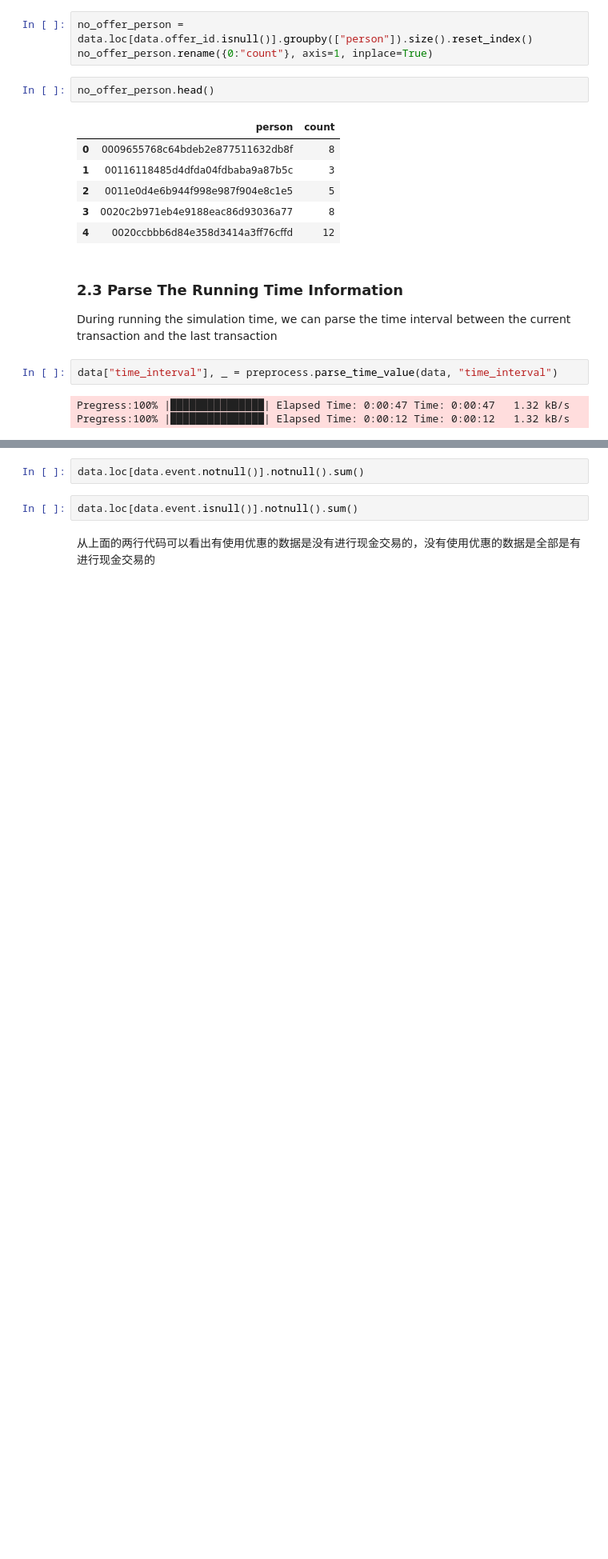
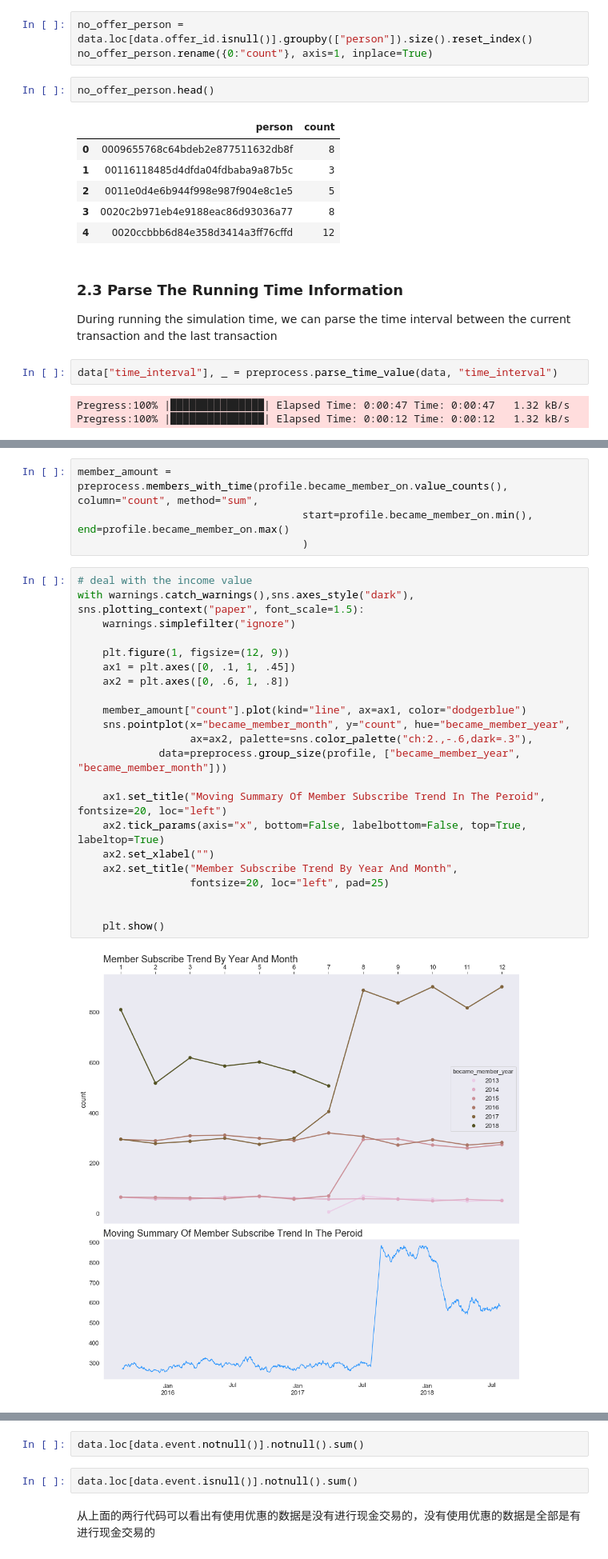
Before and after one commit to ZenRay/StarbucksReport, a Jupyter notebook: Starbucks_Capstone_notebook.ipynb, the cells around one changed output, grey strips where cells are left out. Shown at 80% size. Drawn from its saved outputs; the diff is of its cells as text; blank space fills up the shorter version.

Commit message:
test($EDA): Explore the member subscribe information

```diff
--- a/Starbucks_Capstone_notebook.ipynb
+++ b/Starbucks_Capstone_notebook.ipynb
@@ -424,0 +439,28 @@ data.head(2).T
+# %%
+member_amount = preprocess.members_with_time(profile.became_member_on.value_counts(), column="count", method="sum",
+                                    start=profile.became_member_on.min(), end=profile.became_member_on.max()
+                                    )
+# %%
+# deal with the income value
+with warnings.catch_warnings(),sns.axes_style("dark"), sns.plotting_context("paper", font_scale=1.5):
+    warnings.simplefilter("ignore")
+
+    plt.figure(1, figsize=(12, 9))
+    ax1 = plt.axes([0, .1, 1, .45])
+    ax2 = plt.axes([0, .6, 1, .8])
+
+    member_amount["count"].plot(kind="line", ax=ax1, color="dodgerblue")
+    sns.pointplot(x="became_member_month", y="count", hue="became_member_year",
+                  ax=ax2, palette=sns.color_palette("ch:2.,-.6,dark=.3"),
+             data=preprocess.group_size(profile, ["became_member_year", "became_member_month"]))
+
+    ax1.set_title("Moving Summary Of Member Subscribe Trend In The Peroid", fontsize=20, loc="left")
+    ax2.tick_params(axis="x", bottom=False, labelbottom=False, top=True, labeltop=True)
+    ax2.set_xlabel("")
+    ax2.set_title("Member Subscribe Trend By Year And Month",
+                  fontsize=20, loc="left", pad=25)
+
+
+    plt.show()
+# %% [output]
+[figure, added]
```
Also changed, not shown: parts of 5 cells of this notebook.
